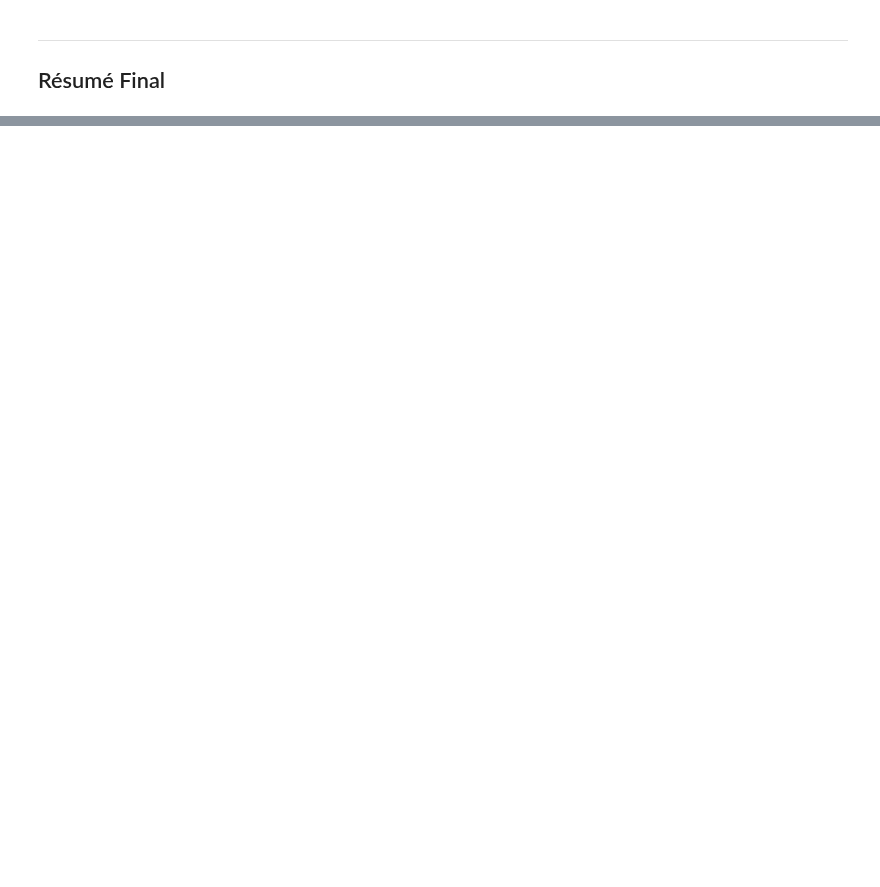
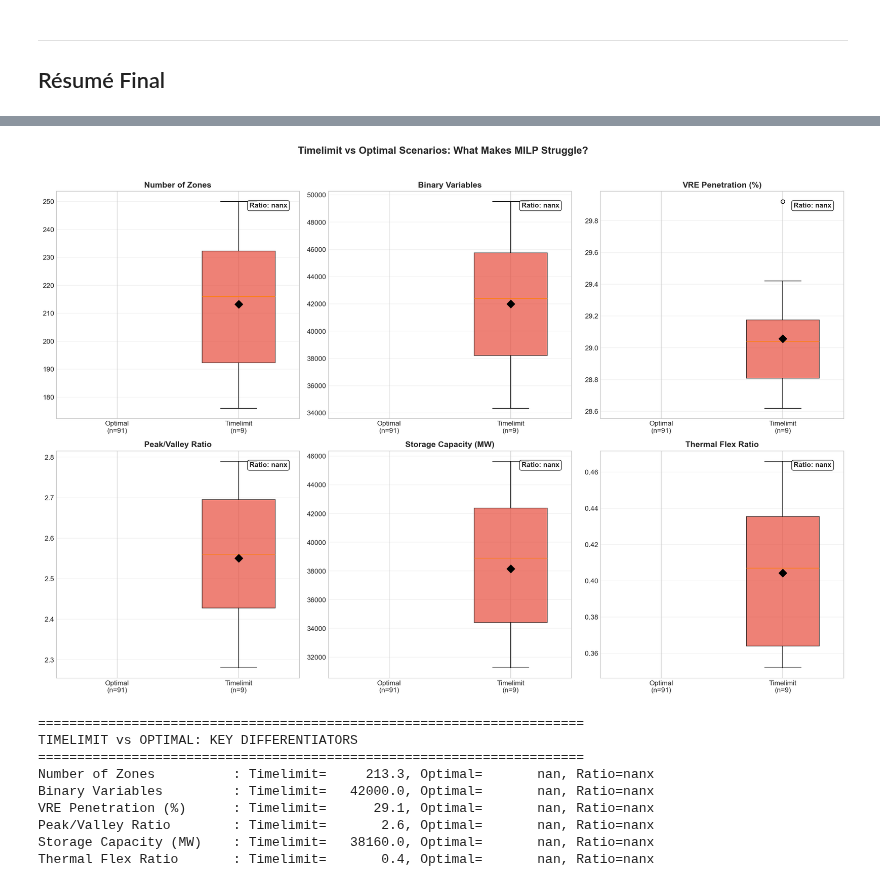
Before and after one commit to tishka04/benchmark_milp_gnn, a Jupyter notebook: notebooks/advantage_analysis.ipynb, the cells around one changed output, grey strips where cells are left out. Drawn from its saved outputs; the diff is of its cells as text; code cells hidden in the pictures; blank space fills up the shorter version.

```diff
--- a/notebooks/advantage_analysis.ipynb
+++ b/notebooks/advantage_analysis.ipynb
@@ -724,0 +1109,13 @@ print("  • Flexibilité suffisante pour permettre hard_fix/repair")
+# %%
+# Merge all stress data
+df_stress = df_stress_milp.merge(df_stress_meta, on='scenario_file', how='inner')
+df_stress = df_stress.merge(df_stress_pipeline, on='scenario_file', how='inner')
+print(f"Merged stress DataFrame: {df_stress.shape}")
+
+# Add derived metrics
+df_stress['is_timelimit'] = df_stress['milp_status'] == 'maxTimeLimit'
+df_stress['speedup'] = df_stress['milp_solve_time'] / df_stress['pipeline_solve_time']
+df_stress['cost_gap_pct'] = (df_stress['pipeline_objective'] - df_stress['milp_objective']) / df_stress['milp_objective'].abs() * 100
+
+print(f"\nTimelimit scenarios: {df_stress['is_timelimit'].sum()}")
+print(f"Optimal scenarios: {(~df_stress['is_timelimit']).sum()}")
@@ -724,0 +1131,67 @@ print("  • Flexibilité suffisante pour permettre hard_fix/repair")
+# %%
+fig, axes = plt.subplots(2, 3, figsize=(18, 12))
+
+# Features to compare
+features = [
+    ('n_zones', 'Number of Zones'),
+    ('n_binary_variables', 'Binary Variables'),
+    ('vre_penetration_pct', 'VRE Penetration (%)'),
+    ('peak_to_valley_ratio', 'Peak/Valley Ratio'),
+    ('total_storage_mw', 'Storage Capacity (MW)'),
+    ('thermal_flex_ratio', 'Thermal Flex Ratio'),
+]
+
+timelimit_df = df_stress[df_stress['is_timelimit']]
+optimal_df = df_stress[~df_stress['is_timelimit']]
+
+for ax, (feat, title) in zip(axes.flatten(), features):
+    # Box plots
+    data_to_plot = [optimal_df[feat].dropna(), timelimit_df[feat].dropna()]
+    bp = ax.boxplot(data_to_plot, labels=['Optimal\n(n=91)', 'Timelimit\n(n=9)'],
+                   patch_artist=True, widths=0.6)
+
+    # Colors
+    bp['boxes'][0].set_facecolor('#2ecc71')
+    bp['boxes'][1].set_facecolor('#e74c3c')
+    for box in bp['boxes']:
+        box.set_alpha(0.7)
+
+    # Add mean markers
+    means = [optimal_df[feat].mean(), timelimit_df[feat].mean()]
+    ax.scatter([1, 2], means, marker='D', color='black', s=80, zorder=5, label='Mean')
+
+    # Stats annotation
+    ratio = means[1] / means[0] if means[0] != 0 else 0
+    ax.text(0.95, 0.95, f'Ratio: {ratio:.2f}x', transform=ax.transAxes,
+           fontsize=11, ha='right', va='top', fontweight='bold',
+           bbox=dict(boxstyle='round', facecolor='white', alpha=0.8))
+
+    ax.set_title(title, fontsize=13, fontweight='bold')
+    ax.grid(True, alpha=0.3, axis='y')
+
+plt.suptitle('Timelimit vs Optimal Scenarios: What Makes MILP Struggle?',
+            fontsize=16, fontweight='bold', y=1.02)
+plt.tight_layout()
+plt.savefig(OUTPUT_DIR / 'fig9_timelimit_characteristics.png', dpi=300, bbox_inches='tight')
+plt.show()
+
+# Print summary statistics
+print("="*70)
+print("TIMELIMIT vs OPTIMAL: KEY DIFFERENTIATORS")
+print("="*70)
+for feat, title in features:
+    tl_mean = timelimit_df[feat].mean()
+    opt_mean = optimal_df[feat].mean()
+    ratio = tl_mean / opt_mean if opt_mean != 0 else 0
+    print(f"{title:25s}: Timelimit={tl_mean:10.1f}, Optimal={opt_mean:10.1f}, Ratio={ratio:.2f}x")
+# %% [output]
+[figure, added]
+======================================================================
+TIMELIMIT vs OPTIMAL: KEY DIFFERENTIATORS
+======================================================================
+Number of Zones          : Timelimit=     213.3, Optimal=       nan, Ratio=nanx
+Binary Variables         : Timelimit=   42000.0, Optimal=       nan, Ratio=nanx
+VRE Penetration (%)      : Timelimit=      29.1, Optimal=       nan, Ratio=nanx
+Peak/Valley Ratio        : Timelimit=       2.6, Optimal=       nan, Ratio=nanx
+Storage Capacity (MW)    : Timelimit=   38160.0, Optimal=       nan, Ratio=nanx
+Thermal Flex Ratio       : Timelimit=       0.4, Optimal=       nan, Ratio=nanx
```
Also changed, not shown: parts of 28 cells of this notebook, 9 other files.
